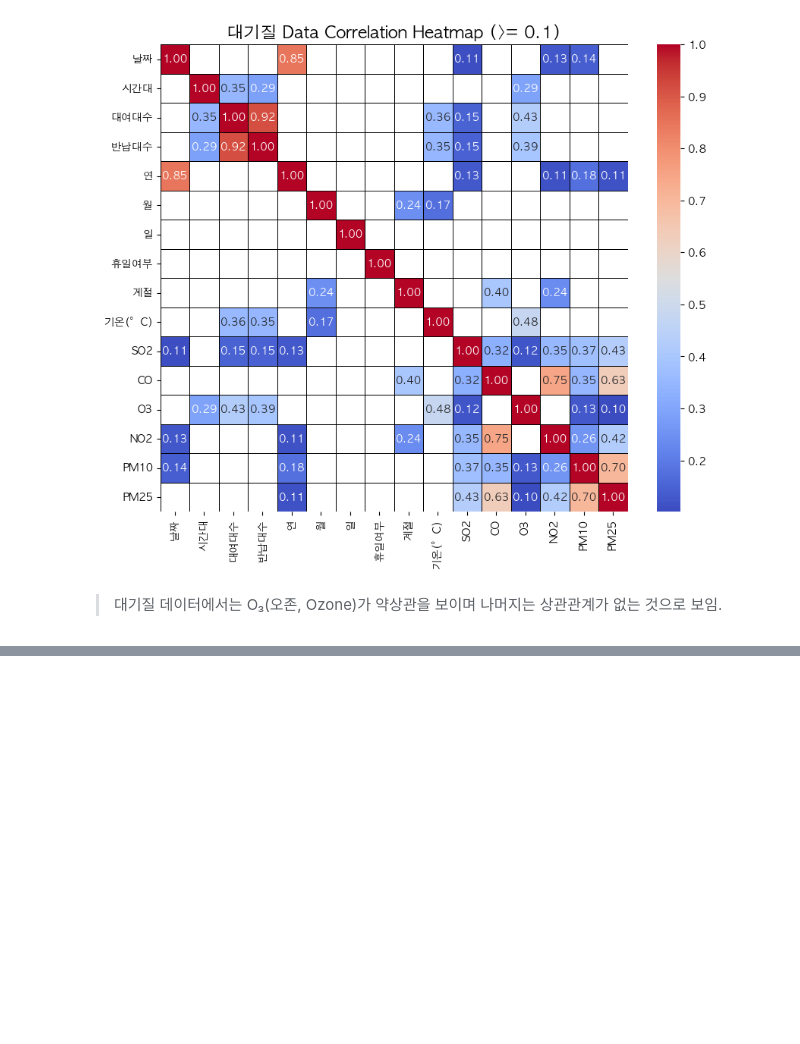
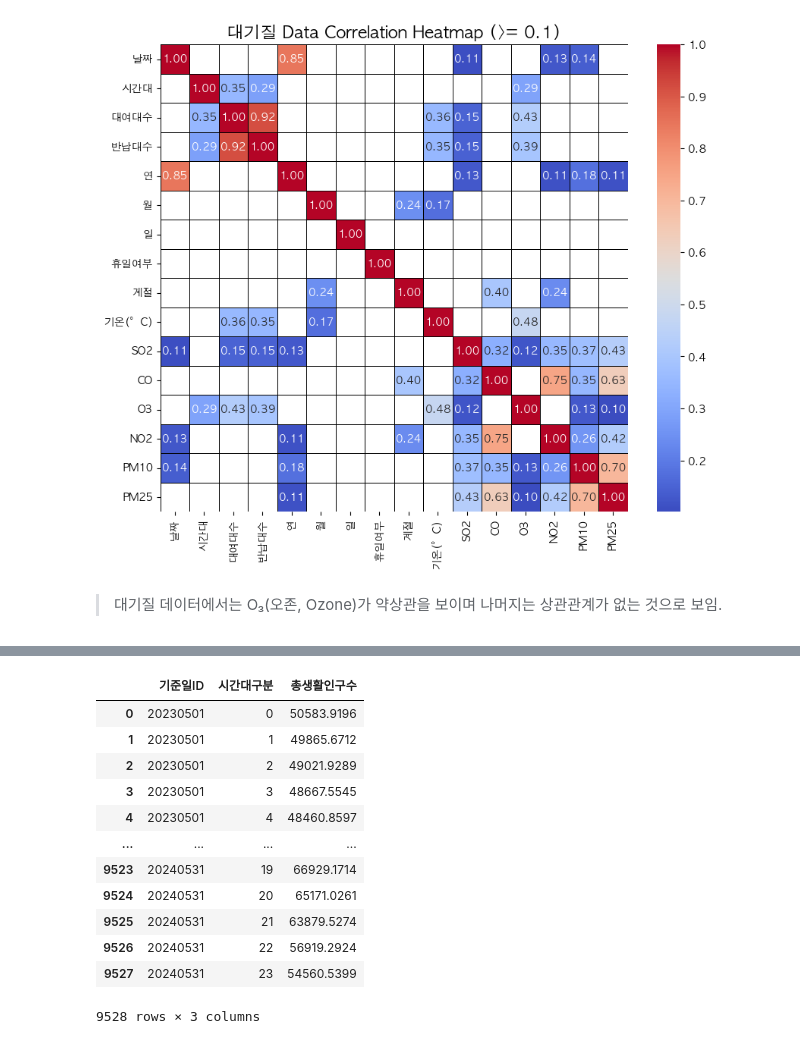
Before and after one commit to donghun-ha/Ddareungi, a Jupyter notebook: python/note/dh/olympic_park.ipynb, the cells around one changed output, grey strips where cells are left out. Drawn from its saved outputs; the diff is of its cells as text; code cells hidden in the pictures; blank space fills up the shorter version.

```diff
--- a/python/note/dh/olympic_park.ipynb
+++ b/python/note/dh/olympic_park.ipynb
@@ -994,0 +1053,23 @@ olympic_park_station.to_csv("../../data/olympic_weather_airpollution_merge.csv")
+# %%
+# 행정동코드 필터링 (11710561과 11710562)
+filtered_data = olympic_people_count[(olympic_people_count['행정동코드'] == 11710561) | (olympic_people_count['행정동코드'] == 11710562)]
+
+# 그룹화 및 합산
+olympic_people_count = filtered_data.groupby(['기준일ID', '시간대구분'], as_index=False)['총생활인구수'].sum()
+
+# 결과 확인
+olympic_people_count
+# %% [output]
+|  | 기준일ID | 시간대구분 | 총생활인구수 |
+| 0 | 20230501 | 0 | 50583.9196 |
+| 1 | 20230501 | 1 | 49865.6712 |
+| 2 | 20230501 | 2 | 49021.9289 |
+| 3 | 20230501 | 3 | 48667.5545 |
+| 4 | 20230501 | 4 | 48460.8597 |
+| ... | ... | ... | ... |
+| 9523 | 20240531 | 19 | 66929.1714 |
+| 9524 | 20240531 | 20 | 65171.0261 |
+| 9525 | 20240531 | 21 | 63879.5274 |
+| 9526 | 20240531 | 22 | 56919.2924 |
+| 9527 | 20240531 | 23 | 54560.5399 |
+9528 rows × 3 columns
```
Also changed, not shown: parts of 10 cells of this notebook.
